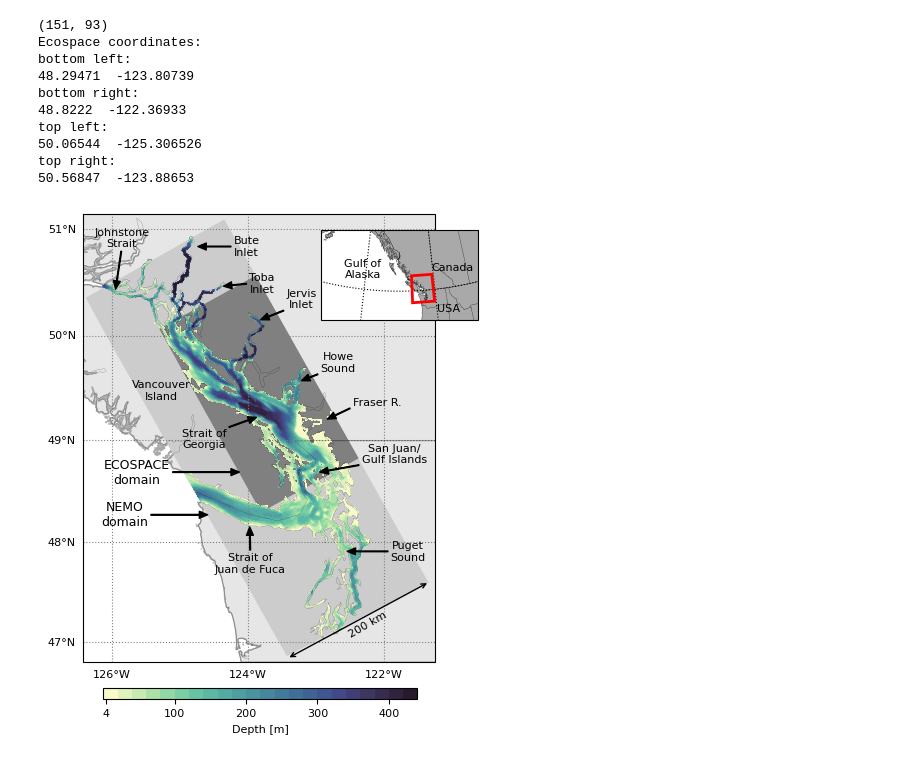
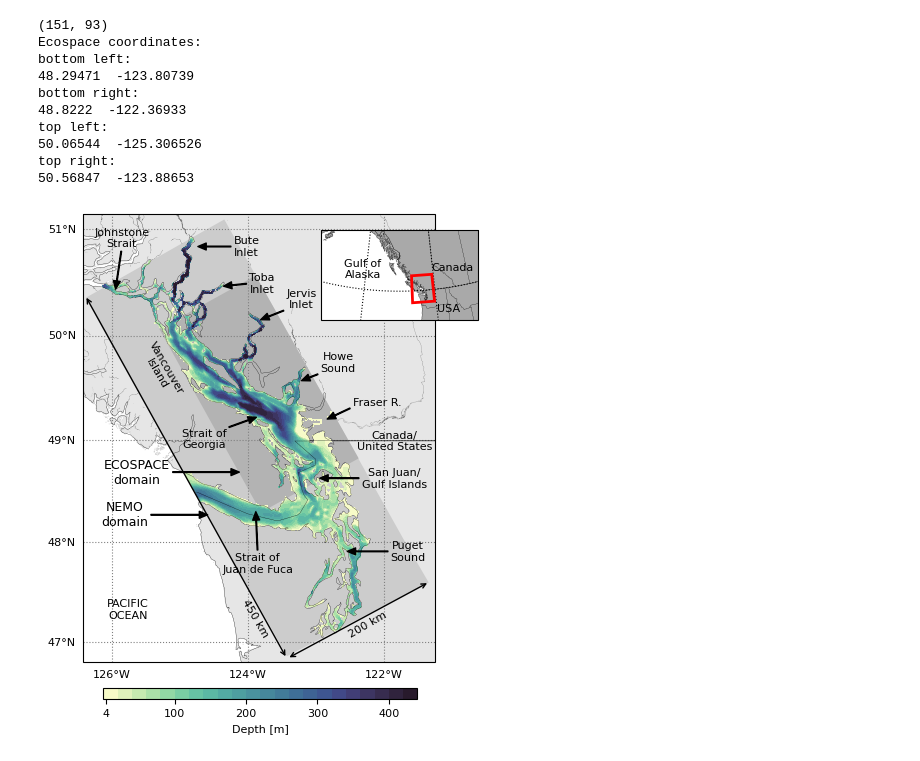
Before and after one commit to goldford/HOTSSea_v1, a Jupyter notebook: code/manuscript_figs/Fig01 - Visuals - Overview Map.ipynb, the cells around one changed output. Drawn from its saved outputs; the diff is of its cells as text; code cells hidden in the pictures.

```diff
--- a/code/manuscript_figs/Fig01 - Visuals - Overview Map.ipynb
+++ b/code/manuscript_figs/Fig01 - Visuals - Overview Map.ipynb
@@ -65,3 +64,7 @@ array([[False, False, False, ..., False, False, False],
+# %%
+mfile2 = sio.loadmat('..//..//data//reference//PNWrivers.mat')
+ncst2 = mfile2['ncst']
+plt.plot(ncst2[:,0],ncst2[:,1],'grey')
 # %%
 #indices are reversed vertically (bottom to top)
 # Ecospace map
@@ -124,9 +127,14 @@ ax0 = fig.add_axes([0.052, 0.104, 0.47, 0.925],projection=crt.crs.Mercator(np.me
 ax0.set_extent(xlim + ylim)
 imap=True
 if imap==True:
-    ax0.add_feature(crt.feature.GSHHSFeature('full', edgecolor='darkgray', facecolor=(.9,.9,.9)))
-    ax0.add_feature(feature.BORDERS,linewidth=0.1, zorder=10)
-    ax0.add_feature(feature.STATES,linewidth=0.1, zorder=10)
+    ax0.add_feature(crt.feature.GSHHSFeature('full', linewidth=0.1,edgecolor='darkgray', facecolor=(.9,.9,.9)))
+    ax0.add_feature(feature.BORDERS,linewidth=0.2, zorder=10)
+    ax0.add_feature(feature.STATES,linewidth=0.2, zorder=10)
+    #ocean = ax0.add_feature(feature.OCEAN, linewidth=0.01, zorder=1)
+    #ocean._kwargs['facecolor'] = 'lightsteelblue'
+    # rivers
+    ax0.plot(ncst2[:,0], ncst2[:,1],'grey', zorder=2, transform=crt.crs.PlateCarree(), linewidth=0.1)
+
 #     verts=[[navlon[0,0]+.01,navlat[0,0]+.01*(navlat[0,0]-navlat[-1,0])/(navlon[0,0]-navlon[-1,0])],
 #            [navlon[0,-1]+.01,navlat[0,-1]+.01*(navlat[0,-1]-navlat[-1,-1])/(navlon[0,-1]-navlon[-1,-1])],
 #            [navlon[-1,-1]-.01,navlat[-1,-1]-.01*(navlat[0,-1]-navlat[-1,-1])/(navlon[0,-1]-navlon[-1,-1])],
@@ -151,7 +159,7 @@ if imap==True:
     verts_ecospace=[[ewe_navlon_TL, ewe_navlat_TL],[ewe_navlon_TR, ewe_navlat_TR],
                      [ewe_navlon_BR, ewe_navlat_BR],[ewe_navlon_BL, ewe_navlat_BL]]
     poly_ecospace = geometry.polygon.Polygon(verts_ecospace)
-    p=ax0.add_geometries([poly_ecospace,],crs=crt.crs.PlateCarree(),facecolor=(.5,.5,.5), edgecolor=None,
+    p=ax0.add_geometries([poly_ecospace,],crs=crt.crs.PlateCarree(),facecolor=(.7,.7,.7), edgecolor=None,
                          lw=1, zorder=2)
 
     # major lines of long and lat
@@ -162,10 +170,20 @@ if imap==True:
 #         cmap=cmocean.cm.deep, transform=crt.crs.PlateCarree(), zorder=2) # zorder controls when object is drawn
 
     c = ax0.contourf(navlon, navlat, bathy,25,vmin=4,vmax=430,cmap=cmocean.cm.deep,
-                     transform=crt.crs.PlateCarree(), zorder=2)
-    mm = ax0.contour(navlon, navlat, tmask.data==-10,levels=[-0.01, 0.01], linewidths=1,
+                     transform=crt.crs.PlateCarree(), zorder=3)
+#     c2 = ax0.contourf(navlon, navlat, bathy,2,vmin=-1,vmax=3.99,cmap='gray',
+#                      transform=crt.crs.PlateCarree(), zorder=3)
+
+#     ax0.plot(ncst2[:,0],ncst2[:,1],'grey')
+
+#     c2 = ax0.imshow(e1t_2,extent=[navlon.min(), navlon.max(), navlat.min(), navlat.max()],
+#                     cmap='gray', interpolation='nearest', zorder=1000)
+
+    mm = ax0.contour(navlon, navlat, tmask.data==-10,levels=[-0.01, 0.01], linewidths=2,
                    colors='darkgray',
-            transform=crt.crs.PlateCarree(), zorder=2)
+            transform=crt.crs.PlateCarree(), zorder=3)
+
+
 
 #     mm=ax0.contour(navlon, navlat, tmask[0,:],levels=[-0.01, 0.01], linewidths=1,colors='darkgray',
 #                    transform=crt.crs.PlateCarree(), zorder=2)
@@ -202,18 +220,23 @@ if imap==True:
     ax0.annotate('Johnstone\nStrait',xy=(-2.35e5,6.49e6),xytext=(-2.25e5,6.56e6),
             arrowprops=dict(facecolor='black', width=arrow_w,headwidth=5,headlength=6),fontsize=8,ha='center')
 
-    ax0.annotate('Strait of\nJuan de Fuca',xy=(-0.15e5,6.1e6),xytext=(-0.14e5,6.04e6),
+    ax0.annotate('Strait of\nJuan de Fuca',xy=(-0.05e5,6.125e6),xytext=(-0.02e5,6.04e6),
             arrowprops=dict(facecolor='black', width=arrow_w,headwidth=5,headlength=6),fontsize=8,ha='center',va='center')
+
+
 
     ax0.annotate('Puget\nSound',xy=(1.45e5,6.06e6),xytext=(2.45e5,6.06e6),
             arrowprops=dict(facecolor='black', width=arrow_w,headwidth=5,headlength=6),fontsize=8,ha='center',va='center')
 
-    ax0.annotate('San Juan/\nGulf Islands',xy=(1.0e5,6.19e6),xytext=(2.22e5,6.22e6),
+    ax0.annotate('San Juan/\nGulf Islands',xy=(1.0e5,6.18e6),xytext=(2.22e5,6.18e6),
             arrowprops=dict(facecolor='black', width=arrow_w,headwidth=5,headlength=6),fontsize=8,ha='center',va='center')
 
-    ax0.annotate('Vancouver\nIsland', xy=(-1.6e5,6.31e6), fontsize=8,ha='center')
+    ax0.annotate('Canada/\nUnited States',xy=(2.22e5,6.227e6),ha='center')
+    ax0.annotate('PACIFIC\nOCEAN',xy=(-2.15e5,5.95e6),ha='center')
 
-    ax0.annotate('Fraser R.',xy=(1.124e5,6.277e6),xytext=(1.54e5,6.3e6),
+    ax0.annotate('Vancouver\nIsland', xy=(-1.6e5,6.31e6), fontsize=8,ha='center', rotation=300)
+
+    ax0.annotate('Fraser R.',xy=(1.121e5,6.277e6),xytext=(1.54e5,6.3e6),
             arrowprops=dict(facecolor='black', width=arrow_w,headwidth=5,headlength=6),fontsize=8)
 
 #     ax0.annotate('200 km',xy=(1.45e5,5.9e6),xytext=(1.3e5,5.9e6),
@@ -222,6 +245,9 @@ if imap==True:
 
     ax0.annotate('', xytext=(0.46e5,5.884e6), xy=(2.8e5,6.01e6), arrowprops=dict(arrowstyle='<->'))
     ax0.annotate('200 km', xy=(1.44e5,5.92e6), rotation=30)
+    ax0.annotate('', xytext=(0.46e5,5.884e6), xy=(-2.85e5,6.48e6), arrowprops=dict(arrowstyle='<->'))
+#     ax0.annotate('450 km', xy=(-2.65e5,6.35e6), rotation=300)
+    ax0.annotate('450 km', xy=(-0.3e5,5.92e6), rotation=300)
 
     temp=ax0.get_xlim()
     temp2=ax0.get_ylim()
@@ -243,31 +269,31 @@ if imap==True:
     ax1.add_feature(feature.BORDERS,linewidth=0.1, zorder=10)
     ax1.add_feature(feature.STATES,linewidth=0.1, zorder=10)
     ax1.add_patch(Rectangle((xlim[0], ylim[0]), int(np.diff(xlim))+1, int(np.diff(ylim))+1,
                             transform=crt.crs.PlateCarree(), fill=False, edgecolor='r', zorder=10, linewidth=2))
     ax1.text(0.15, 0.47, 'Gulf of\nAlaska', transform=ax1.transAxes)
     ax1.text(0.7, 0.55, 'Canada', transform=ax1.transAxes)
     ax1.text(0.74, 0.1, 'USA', transform=ax1.transAxes)
 
     xticks, yticks = list(range(-160, -100, 20)), list(range(49, 80, 12))
     ax1.gridlines(linestyle=":", color='k', xlocs=xticks, ylocs=yticks, draw_labels=False)
 #     ax1.xlabels_top = False
 #     ax1.xlabels_left = False
 #     ax1.ylabels_left = False
 #     ax1.ylabels_right= False
 #     ax1.ylabels_top = False
 #     ax1.direction = "in"
     ax1.xaxis.set_major_formatter(LONGITUDE_FORMATTER)
     ax1.yaxis.set_major_formatter(LATITUDE_FORMATTER)
 
 #     gl = ax0.gridlines(linestyle=":", color='gray', draw_labels=True, xlocs=xlocs, ylocs=ylocs)
 #     gl.xlabels_top, gl.ylabels_right = False, False
 #     gl.xformatter = LONGITUDE_FORMATTER
 #     gl.yformatter = LATITUDE_FORMATTER
 #     gl.xlabel_style = {'size': 8}
 #     gl.ylabel_style = {'size': 8}
 
 plt.savefig('../../figs/Fig01.png', dpi=300)
 plt.savefig('../../figs/Fig01.pdf', dpi=300)
 imap2=True
 # %% [output]
-[figure, old version]
+[figure, new version]
```
Also changed, not shown: parts of 3 cells of this notebook, 25 other files.
